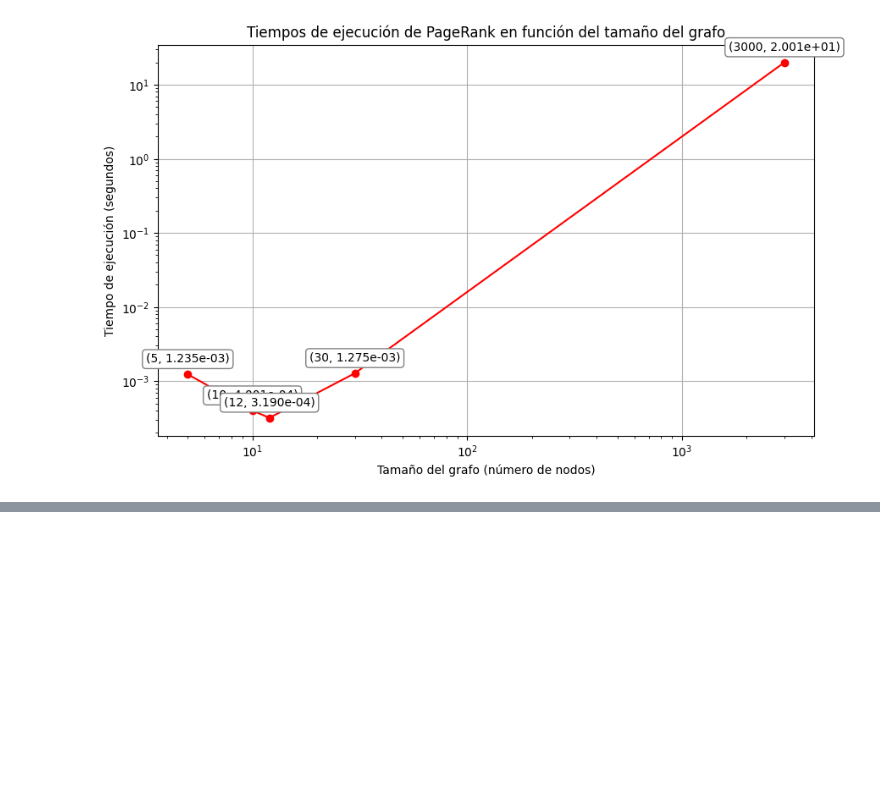
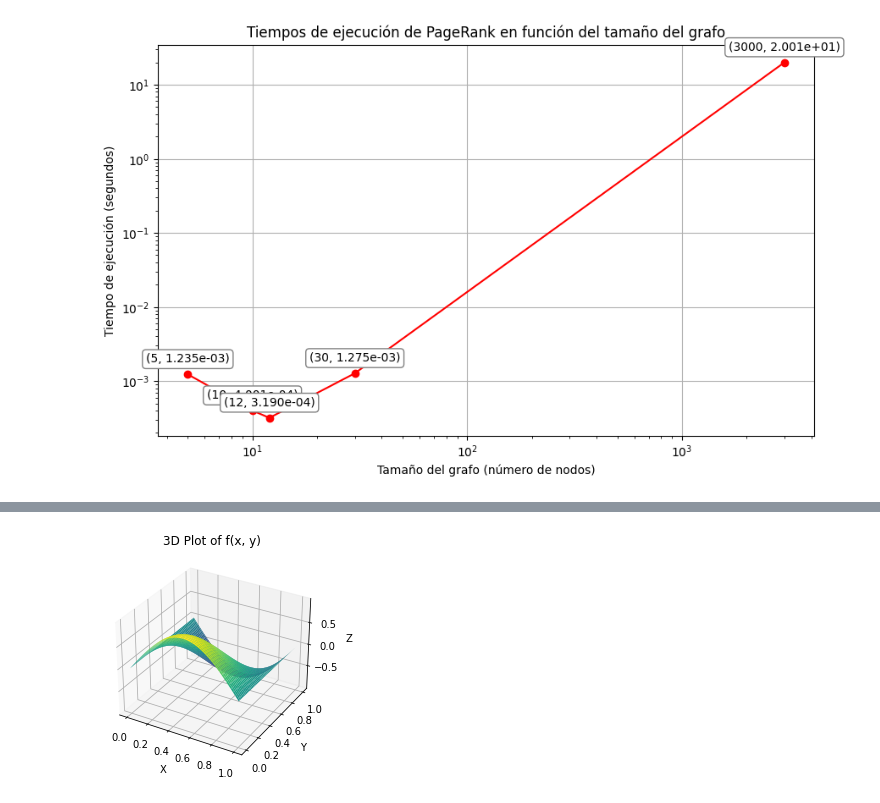
Before and after one commit to pedrobergaglio/algebra-lineal-computacional-2024, a Jupyter notebook: analisis_cuantitativo.ipynb, the cells around one changed output, grey strips where cells are left out. Saved outputs shown, nothing was run; the diff lists cells and outputs as text; code cells hidden in the pictures; blank space fills up the shorter version.

```diff
--- a/analisis_cuantitativo.ipynb
+++ b/analisis_cuantitativo.ipynb
@@ -228,0 +273,31 @@ plt.show()
+# %%
+import numpy as np
+import matplotlib.pyplot as plt
+from mpl_toolkits.mplot3d import Axes3D
+
+# Define the function f(x, y)
+def f(x, y):
+    return np.sin(np.pi * x) * np.cos(np.pi * y)
+
+# Create a meshgrid of x and y values
+x = np.linspace(0, 1, 100)
+y = np.linspace(0, 1, 100)
+X, Y = np.meshgrid(x, y)
+
+# Evaluate the function f(x, y) for each combination of x and y
+X = f(X, Y)
+
+# Plot the 3D surface
+fig = plt.figure()
+ax = fig.add_subplot(111, projection='3d')
+ax.plot_surface(X, Y, X, cmap='viridis')
+
+# Set labels and title
+ax.set_xlabel('X')
+ax.set_ylabel('Y')
+ax.set_zlabel('Z')
+ax.set_title('3D Plot of f(x, y)')
+
+plt.show()
+# %% [output]
+[figure, added]
```
Also changed, not shown: parts of 13 cells of this notebook, 2 other files.
